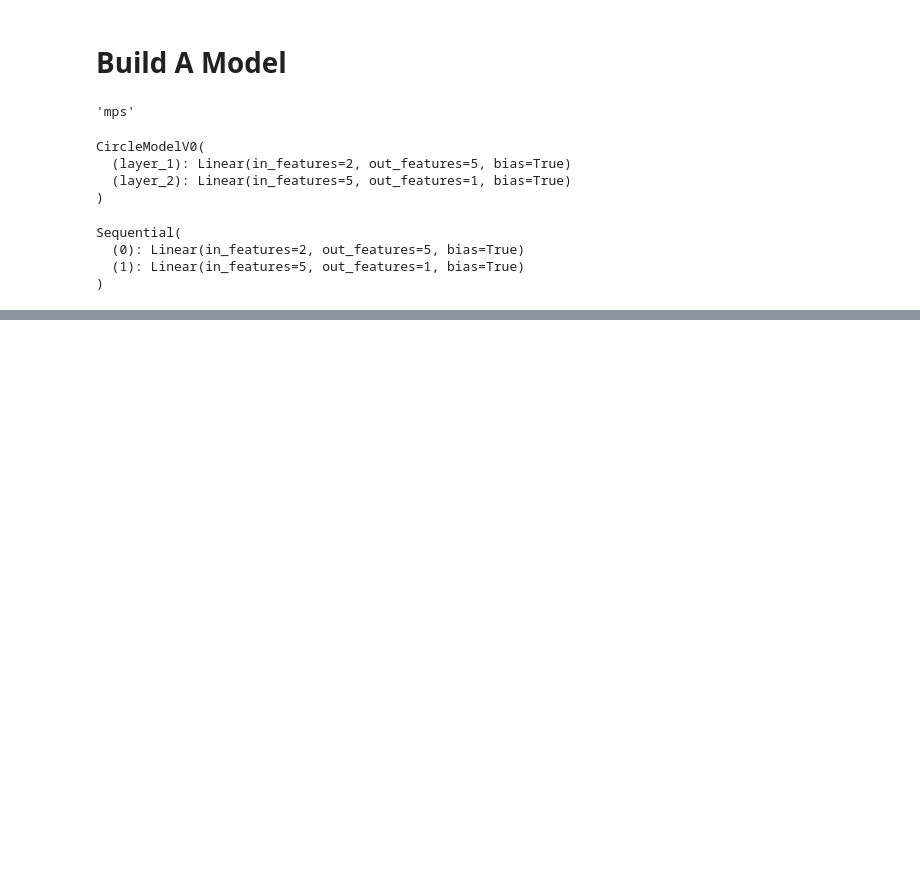
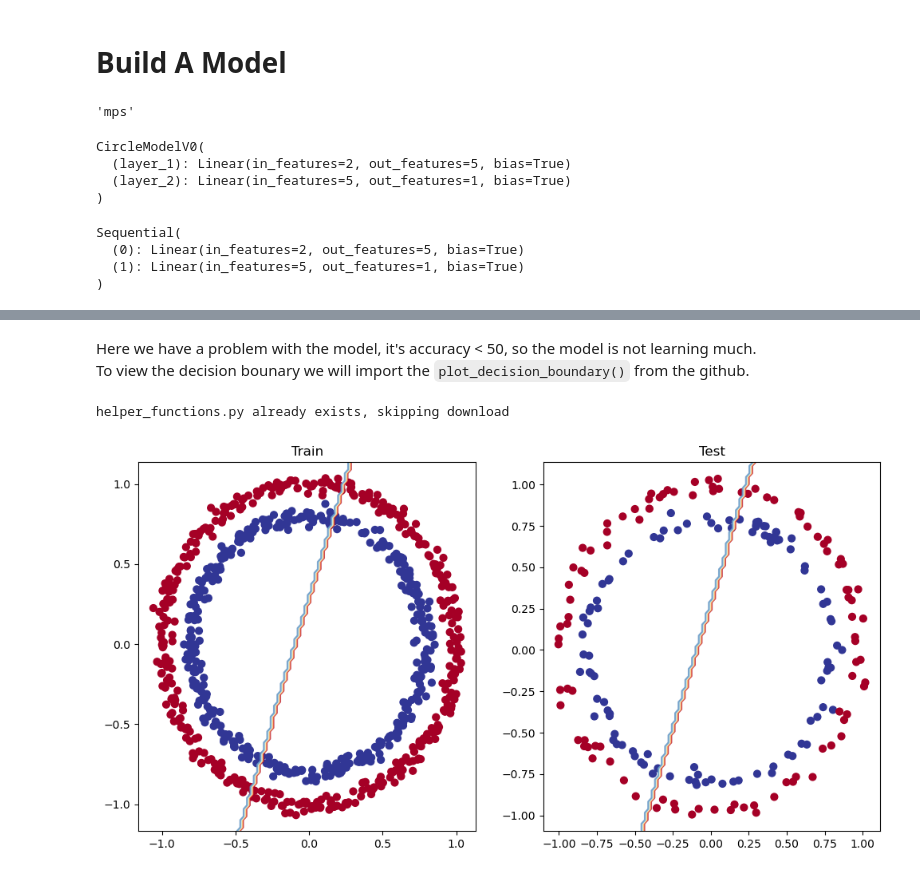
Before and after one commit to pratik-kadlak/Pytorch, a Jupyter notebook: 3. Neural Network Classification/neural_network_classification.ipynb, the cells around one changed output, grey strips where cells are left out. Cells and saved outputs as stored; diff of their text form; code cells hidden in the pictures; blank space fills up the shorter version.

```diff
--- a/3. Neural Network Classification/neural_network_classification.ipynb
+++ b/3. Neural Network Classification/neural_network_classification.ipynb
@@ -255,0 +256,29 @@ Test Loss: 0.6938855648040771    Test Acc: 54.0
+# %% [markdown]
+Here we have a problem with the model, it's accuracy < 50, so the model is not learning much. <br>
+To view the decision bounary we will import the `plot_decision_boundary()` from the github.
+# %%
+import requests
+from pathlib import Path
+
+if Path("helper_functions.py").is_file():
+    print("helper_functions.py already exists, skipping download")
+else:
+    print("Downloading helper_functions.py")
+    request = requests.get("https://raw.githubusercontent.com/pratik-kadlak/Pytorch/main/helper_functions.py")
+    with open("helper_functions.py", "wb") as f:
+        f.write(request.content)
+
+from helper_functions import plot_predictions, plot_decision_boundary
+# %% [output]
+helper_functions.py already exists, skipping download
+# %%
+# plotting decision boundaries of the model
+plt.figure(figsize=(12,6))
+plt.subplot(1, 2, 1)
+plt.title("Train")
+plot_decision_boundary(model_1, X_train, y_train)
+plt.subplot(1, 2, 2)
+plt.title("Test")
+plot_decision_boundary(model_1, X_test, y_test)
+# %% [output]
+[figure, added]
```
Also changed, not shown: parts of 53 cells of this notebook, 1 other file.
